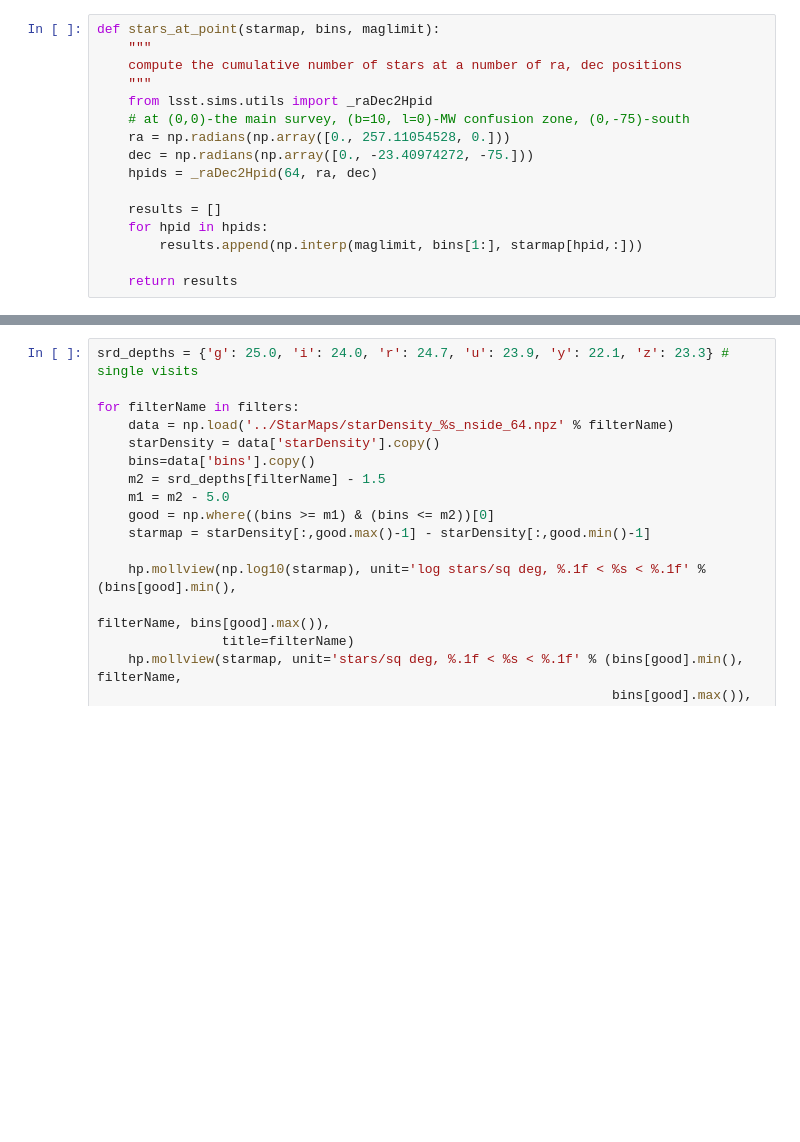
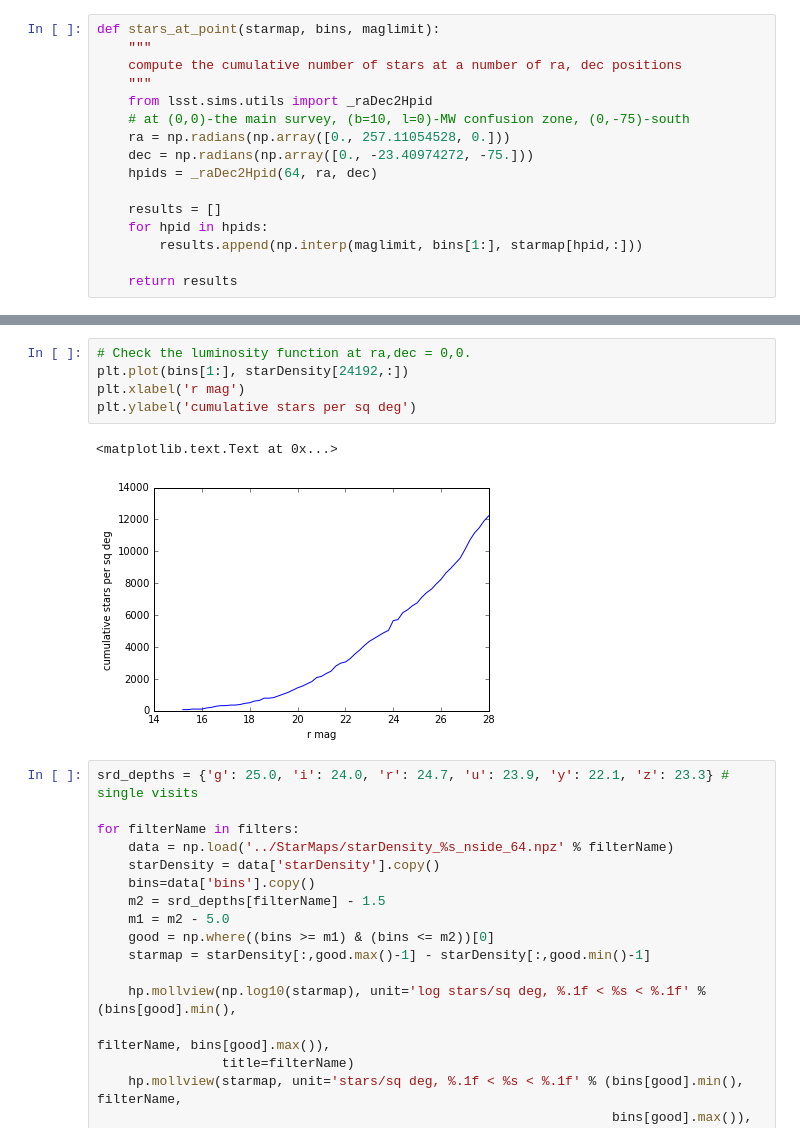
Before and after one commit to lsst-sims/legacy_sims_maps, a Jupyter notebook: notebooks/Star_Map_Examples.ipynb, the cells around one changed output, grey strips where cells are left out. Saved outputs shown, nothing was run; the diff lists cells and outputs as text; blank space fills up the shorter version.

```diff
--- a/notebooks/Star_Map_Examples.ipynb
+++ b/notebooks/Star_Map_Examples.ipynb
@@ -49,3 +49,11 @@ result_table.append(stars_at_point(starDensity, bins, m2))
+# %%
+# Check the luminosity function at ra,dec = 0,0.
+plt.plot(bins[1:], starDensity[24192,:])
+plt.xlabel('r mag')
+plt.ylabel('cumulative stars per sq deg')
+# %% [output]
+<matplotlib.text.Text at 0x...>
+[figure, added]
 # %%
 srd_depths = {'g': 25.0, 'i': 24.0, 'r': 24.7, 'u': 23.9, 'y': 22.1, 'z': 23.3} # single visits
 
```
Also changed, not shown: parts of 1 cell of this notebook.
